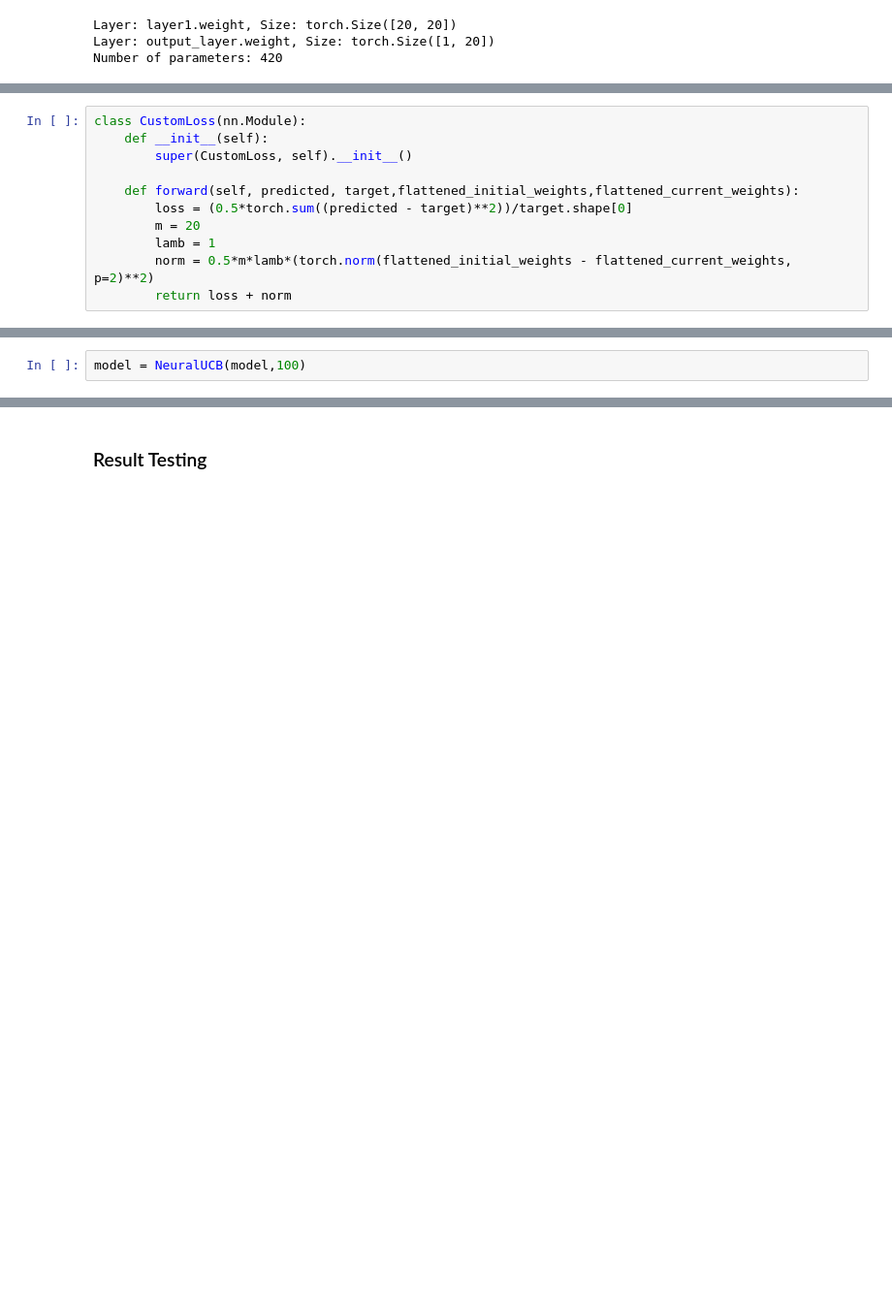
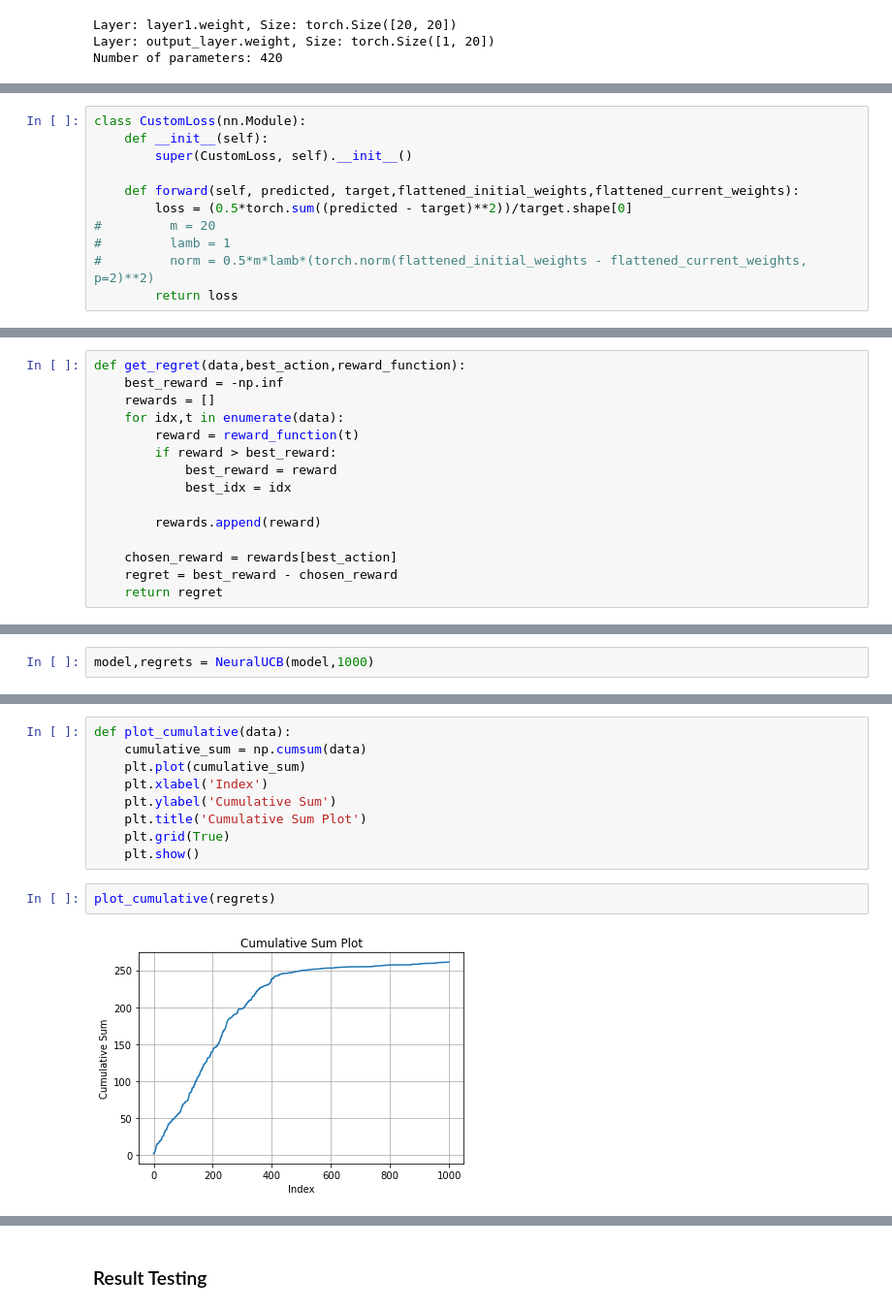
Before and after one commit to Chanakarn-Luangpirom/NeuralUCB, a Jupyter notebook: Neural Contextual Bandits CPU.ipynb, the cells around one changed output, grey strips where cells are left out. Shown at 97% size. Cells and saved outputs as stored; diff of their text form; blank space fills up the shorter version.

```diff
--- a/Neural Contextual Bandits CPU.ipynb
+++ b/Neural Contextual Bandits CPU.ipynb
@@ -80,8 +87,8 @@ class CustomLoss(nn.Module):
 
     def forward(self, predicted, target,flattened_initial_weights,flattened_current_weights):
         loss = (0.5*torch.sum((predicted - target)**2))/target.shape[0]
-        m = 20
-        lamb = 1
-        norm = 0.5*m*lamb*(torch.norm(flattened_initial_weights - flattened_current_weights, p=2)**2)
-        return loss + norm
+#         m = 20
+#         lamb = 1
+#         norm = 0.5*m*lamb*(torch.norm(flattened_initial_weights - flattened_current_weights, p=2)**2)
+        return loss
 # %%
@@ -124,6 +126,21 @@ def train_nn(input_data,initial_weights,J = 20):
 
     model_weights = model_inside.state_dict()
     return model_weights
+# %%
+def get_regret(data,best_action,reward_function):
+    best_reward = -np.inf
+    rewards = []
+    for idx,t in enumerate(data):
+        reward = reward_function(t)
+        if reward > best_reward:
+            best_reward = reward
+            best_idx = idx
+
+        rewards.append(reward)
+
+    chosen_reward = rewards[best_action]
+    regret = best_reward - chosen_reward
+    return regret
 # %%
 def NeuralUCB(model, T, lamb = 0.2, v = 0.2, delta = 0.2, norm = 0.2, step_size = 0.2, num_iter = 10):
     Z = torch.eye(p)
@@ -180,3 +211,3 @@ def NeuralUCB(model, T, lamb = 0.2, v = 0.2, delta = 0.2, norm = 0.2, step_size
 # %%
-model = NeuralUCB(model,100)
+model,regrets = NeuralUCB(model,1000)
 # %% [output]
@@ -199,0 +231,13 @@ model = NeuralUCB(model,100)
+# %%
+def plot_cumulative(data):
+    cumulative_sum = np.cumsum(data)
+    plt.plot(cumulative_sum)
+    plt.xlabel('Index')
+    plt.ylabel('Cumulative Sum')
+    plt.title('Cumulative Sum Plot')
+    plt.grid(True)
+    plt.show()
+# %%
+plot_cumulative(regrets)
+# %% [output]
+[figure, added]
```
Also changed, not shown: parts of 18 cells of this notebook.
